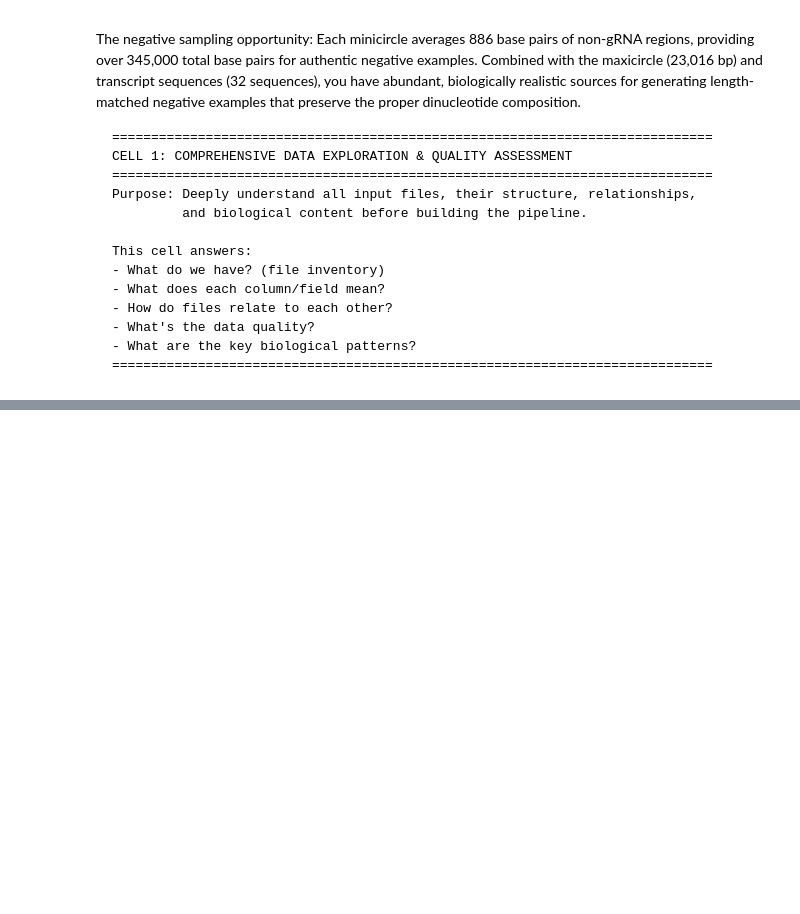
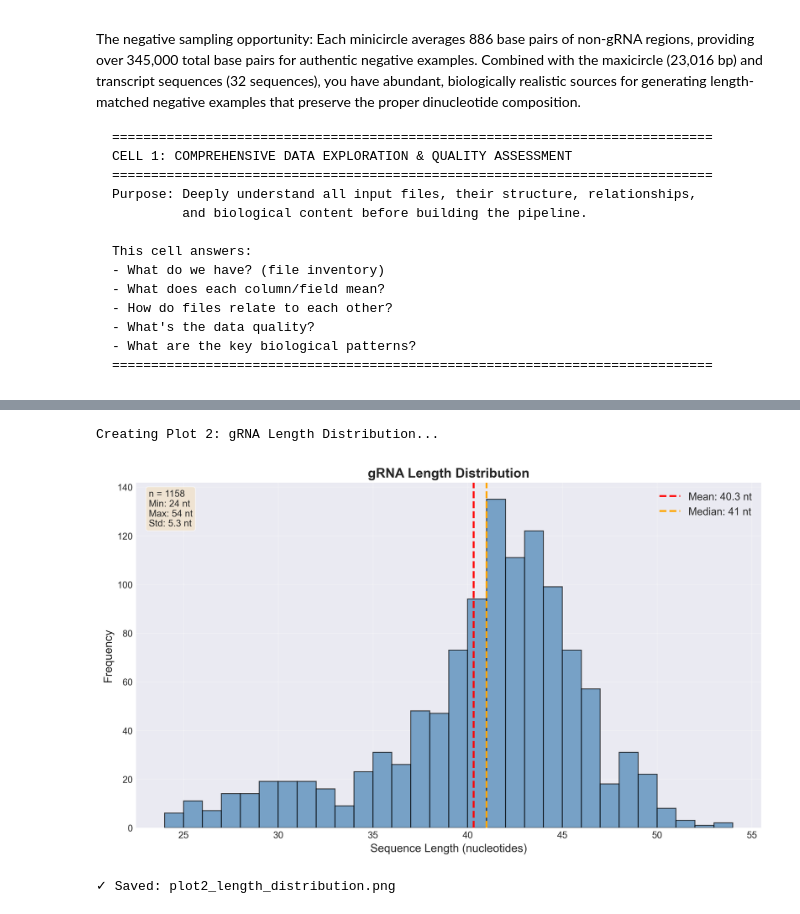
Before and after one commit to aparfenen/grna-inspector, a Jupyter notebook: notebooks/4_data_prep_pipeline.ipynb, the cells around one changed output, grey strips where cells are left out. Saved outputs shown, nothing was run; the diff lists cells and outputs as text; code cells hidden in the pictures; blank space fills up the shorter version.

```diff
--- a/notebooks/4_data_prep_pipeline.ipynb
+++ b/notebooks/4_data_prep_pipeline.ipynb
@@ -259,0 +279,35 @@ SECTION 2: GTF ANNOTATION ANALYSIS
+# %%
+# ============================================================================
+# PLOT 2: LENGTH DISTRIBUTION - gRNA sequences
+# ============================================================================
+
+print("Creating Plot 2: gRNA Length Distribution...")
+
+fig2, ax2 = plt.subplots(figsize=(10, 6))
+
+lengths = [len(seq) for seq in grna_seqs]
+ax2.hist(lengths, bins=30, edgecolor='black', alpha=0.7, color='steelblue')
+ax2.axvline(np.mean(lengths), color='red', linestyle='--', linewidth=2,
+            label=f'Mean: {np.mean(lengths):.1f} nt')
+ax2.axvline(np.median(lengths), color='orange', linestyle='--', linewidth=2,
+            label=f'Median: {np.median(lengths):.0f} nt')
+ax2.set_xlabel('Sequence Length (nucleotides)', fontsize=12)
+ax2.set_ylabel('Frequency', fontsize=12)
+ax2.set_title('gRNA Length Distribution', fontsize=14, fontweight='bold')
+ax2.legend(loc='upper right', fontsize=11)
+ax2.grid(True, alpha=0.3)
+
+# Add statistics box
+stats_text = f'n = {len(lengths)}\nMin: {min(lengths)} nt\nMax: {max(lengths)} nt\nStd: {np.std(lengths):.1f} nt'
+ax2.text(0.02, 0.98, stats_text, transform=ax2.transAxes,
+         fontsize=10, verticalalignment='top',
+         bbox=dict(boxstyle='round', facecolor='wheat', alpha=0.5))
+
+plt.tight_layout()
+plt.savefig('/Users/anna/projects/grna-inspector/data/plots/plot2_length_distribution.png', dpi=300, bbox_inches='tight')
+plt.show()
+print("✓ Saved: plot2_length_distribution.png\n")
+# %% [output]
+Creating Plot 2: gRNA Length Distribution...
+[figure, added]
+✓ Saved: plot2_length_distribution.png
```
Also changed, not shown: parts of 15 cells of this notebook, 1 other file.
